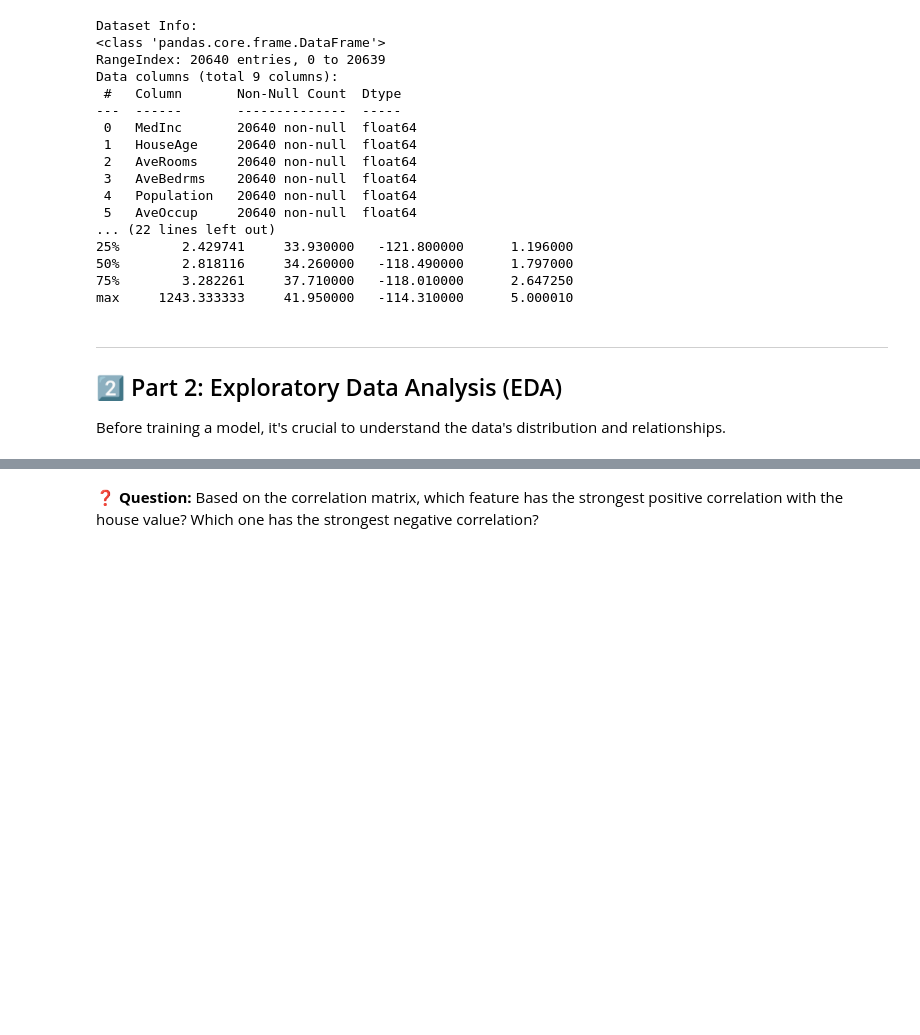
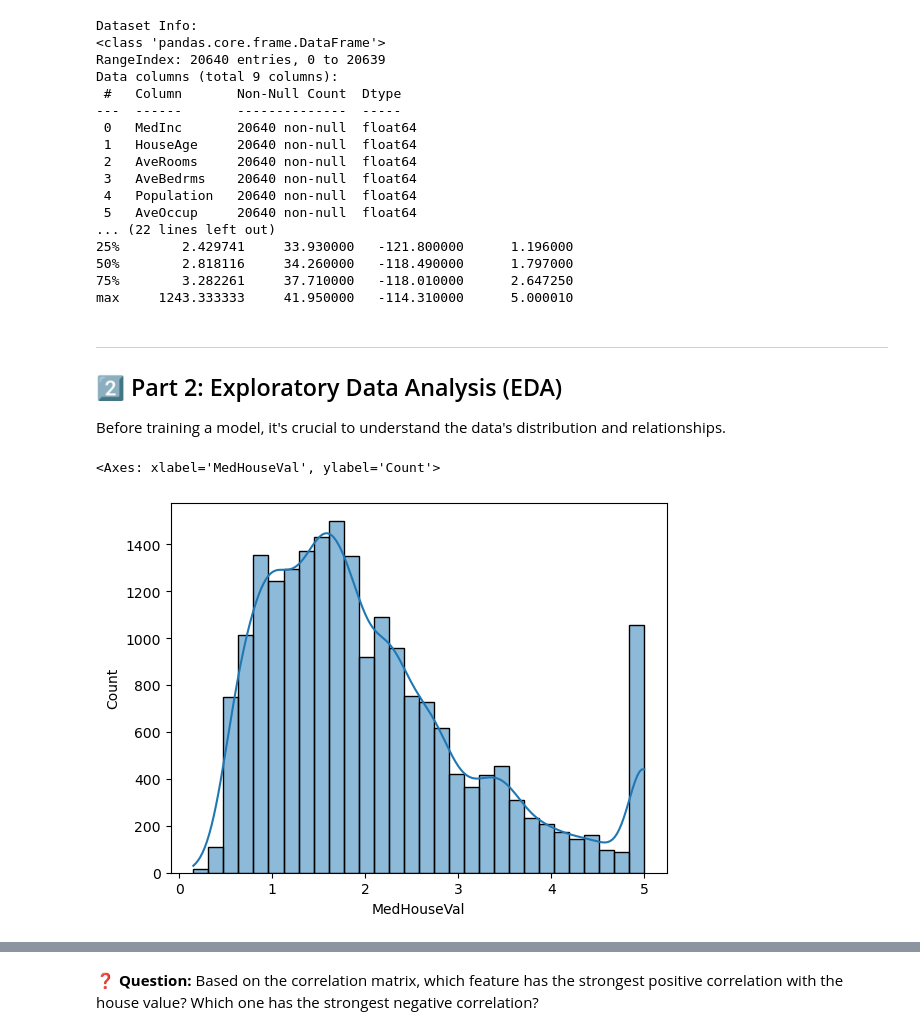
Before and after one commit to akshithreddy502/LogicMojo-AI-ML-Jan26-Akshith, a Jupyter notebook: assignments/assignment-03-linear-regression/linear_regression_assignment.ipynb, the cells around one changed output, grey strips where cells are left out. Cells and saved outputs as stored; diff of their text form; code cells hidden in the pictures; blank space fills up the shorter version.

```diff
--- a/assignments/assignment-03-linear-regression/linear_regression_assignment.ipynb
+++ b/assignments/assignment-03-linear-regression/linear_regression_assignment.ipynb
@@ -83,6 +83,10 @@ Before training a model, it's crucial to understand the data's distribution and
 # %%
 # TODO: Plot a histogram of the target variable (MedHouseVal)
 # Hint: sns.histplot(df['MedHouseVal'], kde=True, bins=30)
+sns.histplot(df['MedHouseVal'],kde=True,bins=30)
+# %% [output]
+<Axes: xlabel='MedHouseVal', ylabel='Count'>
+[figure, added]
 # %%
 # TODO: Plot a correlation matrix heatmap to see which features correlate most with MedHouseVal
 # Hint: plt.figure(figsize=(10, 8))
```
Also changed, not shown: parts of 4 cells of this notebook.
